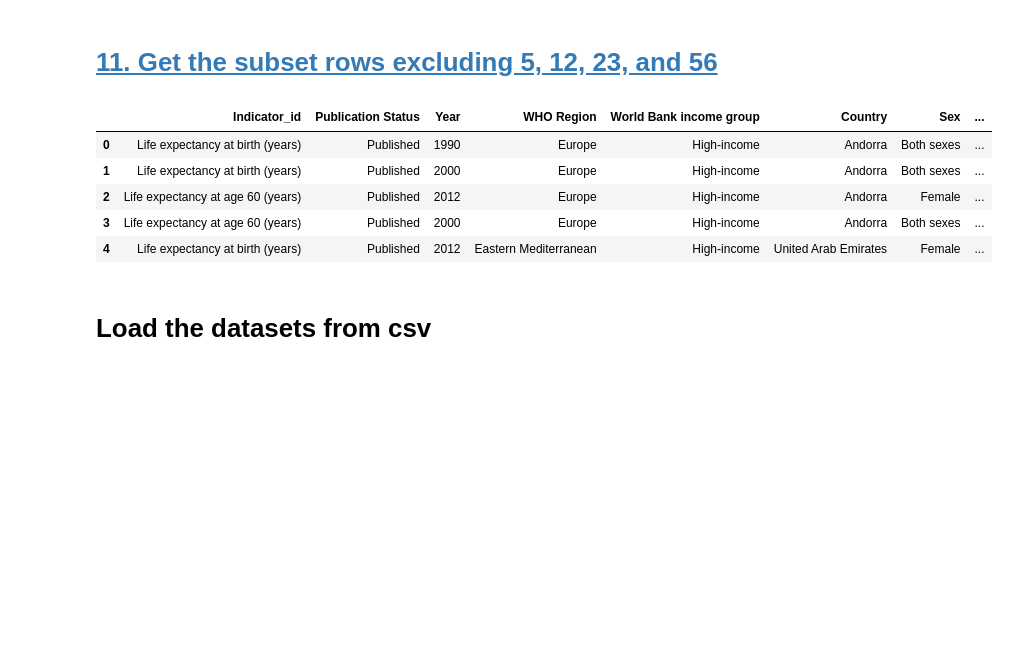
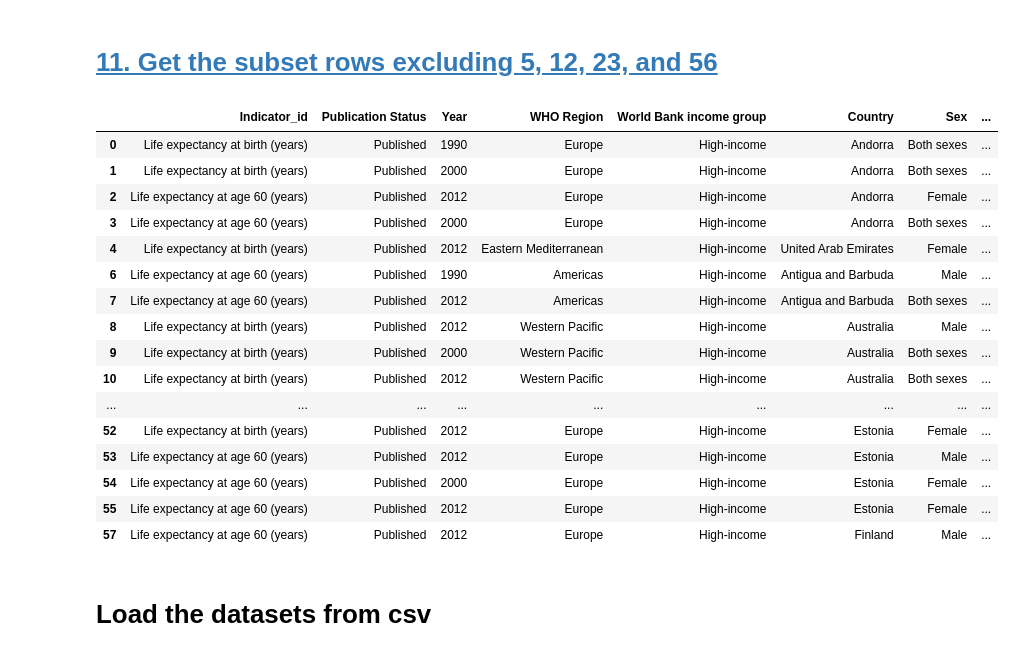
Before and after one commit to RancyChepchirchir/Assignments, a Jupyter notebook: Pandas_Life_expectancy_Assmnt.ipynb, the cells around one changed output. Saved outputs shown, nothing was run; the diff lists cells and outputs as text; code cells hidden in the pictures; blank space fills up the shorter version.

```diff
--- a/Pandas_Life_expectancy_Assmnt.ipynb
+++ b/Pandas_Life_expectancy_Assmnt.ipynb
@@ -181,15 +181,26 @@ df1[11:38:13]
 | 37 | Life expectancy at age 60 (years) | Published | 2012 | Europe | High-income | Cyprus | Female | ... |
 # %% [markdown]
 # [11. Get the subset rows excluding 5, 12, 23, and 56](#0)
-# %%
-df1.head(5)
-# %% [output]
-|  | Indicator_id | Publication Status | Year | WHO Region | World Bank income group | Country | Sex | ... |
-| 0 | Life expectancy at birth (years) | Published | 1990 | Europe | High-income | Andorra | Both sexes | ... |
-| 1 | Life expectancy at birth (years) | Published | 2000 | Europe | High-income | Andorra | Both sexes | ... |
-| 2 | Life expectancy at age 60 (years) | Published | 2012 | Europe | High-income | Andorra | Female | ... |
-| 3 | Life expectancy at age 60 (years) | Published | 2000 | Europe | High-income | Andorra | Both sexes | ... |
-| 4 | Life expectancy at birth (years) | Published | 2012 | Eastern Mediterranean | High-income | United Arab Emirates | Female | ... |
+# %%
+df1.drop([5,12,23,56])[0:54] #note i didnt use inplace True here because i dont want changes to be permanent
+# %% [output]
+|  | Indicator_id | Publication Status | Year | WHO Region | World Bank income group | Country | Sex | ... |
+| 0 | Life expectancy at birth (years) | Published | 1990 | Europe | High-income | Andorra | Both sexes | ... |
+| 1 | Life expectancy at birth (years) | Published | 2000 | Europe | High-income | Andorra | Both sexes | ... |
+| 2 | Life expectancy at age 60 (years) | Published | 2012 | Europe | High-income | Andorra | Female | ... |
+| 3 | Life expectancy at age 60 (years) | Published | 2000 | Europe | High-income | Andorra | Both sexes | ... |
+| 4 | Life expectancy at birth (years) | Published | 2012 | Eastern Mediterranean | High-income | United Arab Emirates | Female | ... |
+| 6 | Life expectancy at age 60 (years) | Published | 1990 | Americas | High-income | Antigua and Barbuda | Male | ... |
+| 7 | Life expectancy at age 60 (years) | Published | 2012 | Americas | High-income | Antigua and Barbuda | Both sexes | ... |
+| 8 | Life expectancy at birth (years) | Published | 2012 | Western Pacific | High-income | Australia | Male | ... |
+| 9 | Life expectancy at birth (years) | Published | 2000 | Western Pacific | High-income | Australia | Both sexes | ... |
+| 10 | Life expectancy at birth (years) | Published | 2012 | Western Pacific | High-income | Australia | Both sexes | ... |
+| ... | ... | ... | ... | ... | ... | ... | ... | ... |
+| 52 | Life expectancy at birth (years) | Published | 2012 | Europe | High-income | Estonia | Female | ... |
+| 53 | Life expectancy at age 60 (years) | Published | 2012 | Europe | High-income | Estonia | Male | ... |
+| 54 | Life expectancy at age 60 (years) | Published | 2000 | Europe | High-income | Estonia | Female | ... |
+| 55 | Life expectancy at age 60 (years) | Published | 2012 | Europe | High-income | Estonia | Female | ... |
+| 57 | Life expectancy at age 60 (years) | Published | 2012 | Europe | High-income | Finland | Male | ... |
 # %% [markdown]
 # Load the datasets from csv
 # %%
```
Also changed, not shown: parts of 17 cells of this notebook.
